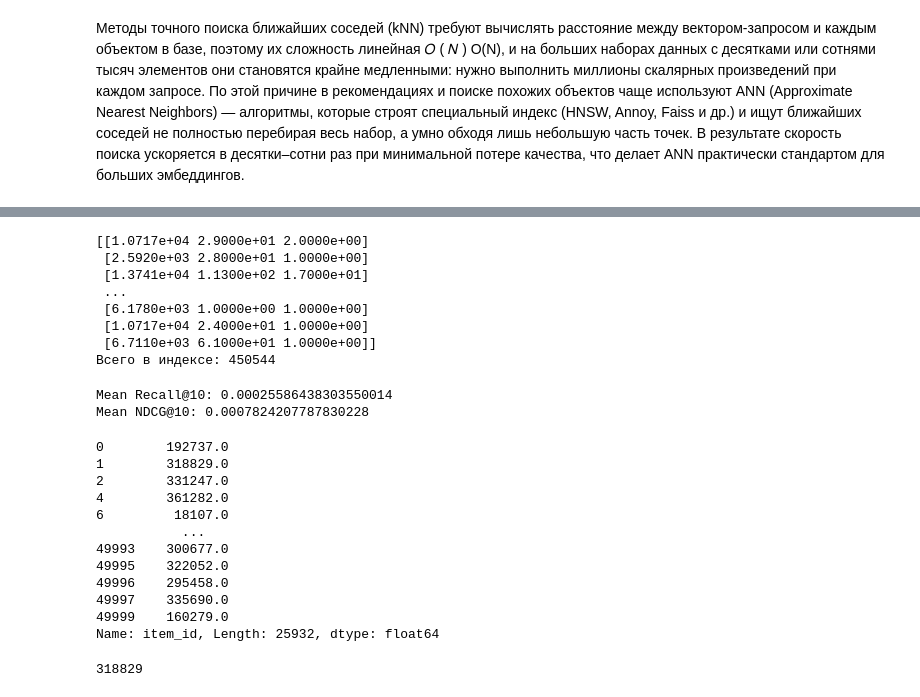
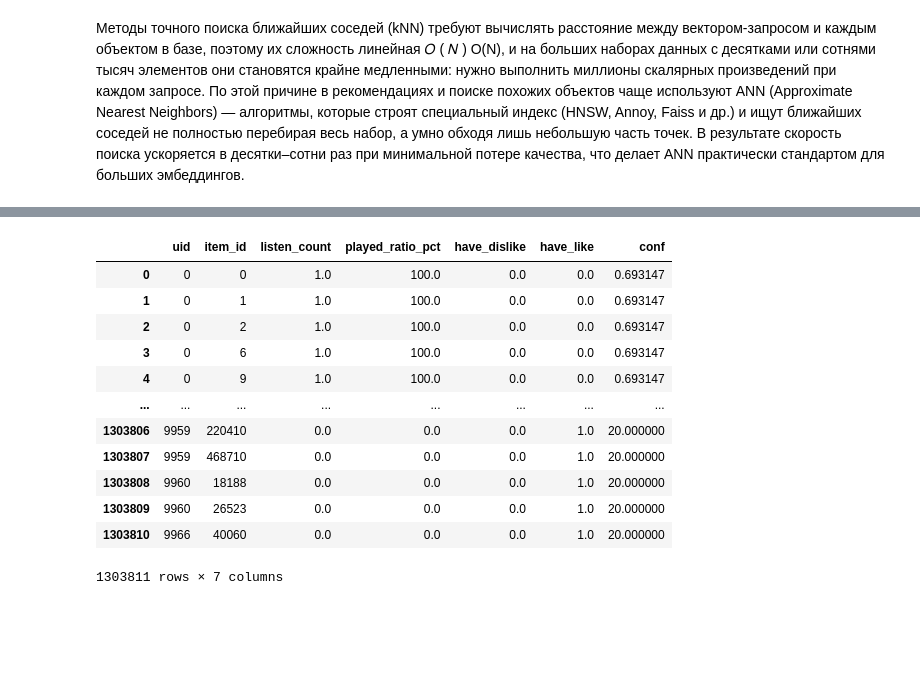
Before and after one commit to Nastasy822/music-recommendation-experiments, a Jupyter notebook: pipline.ipynb, the cells around one changed output, grey strips where cells are left out. Drawn from its saved outputs; the diff is of its cells as text; code cells hidden in the pictures; blank space fills up the shorter version.

Commit message:
chore: updates after trying apply embedding model

```diff
--- a/pipline.ipynb
+++ b/pipline.ipynb
@@ -53,5 +54,5 @@ data = pd.read_parquet("multi_event.parquet", engine="fastparquet")
 # %%
-data = data[data['timestamp'] > 295 * DAY_SECONDS]
+data = data[data['timestamp'] > 250 * DAY_SECONDS]
 
 LAST_TIMESTAMP = data["timestamp"].max()
 
@@ -424,20 +606,12 @@ class CBF_by_embeding:
         return self.similar_tracks(vec)
 # %%
-model = CBF_by_metadata()
-content_based_train = train_df_als[(train_df_als["have_dislike"]==0)][(train_df_als["listen_count"]>3) | (train_df_als["have_like"]==1)]
+# model = CBF_by_metadata()
+from cf_utils import merge_data_by_count
 
-model.fit(items_meta, content_based_train)
+train_df_als = train_df[train_df['timestamp'] > (train_df['timestamp'].max() - 10*DAY_SECONDS)]
+train_df_als = merge_data_by_count(train_df_als)
+
+# формула # Применим логорифмирование
+train_df_als["conf"] = (train_df_als["have_like"] * 20.0) + (train_df_als["have_dislike"] * -10) + np.log1p(train_df_als["listen_count"]*(train_df_als["played_ratio_pct"]/100))
+
+content_based_train = train_df_als[(train_df_als["have_dislike"]==0)][(train_df_als["listen_count"]>10) | (train_df_als["have_like"]==1)]
-# %% [output]
-[[1.0717e+04 2.9000e+01 2.0000e+00]
- [2.5920e+03 2.8000e+01 1.0000e+00]
- [1.3741e+04 1.1300e+02 1.7000e+01]
- ...
- [6.1780e+03 1.0000e+00 1.0000e+00]
- [1.0717e+04 2.4000e+01 1.0000e+00]
- [6.7110e+03 6.1000e+01 1.0000e+00]]
-Всего в индексе: 450544
-# %%
-evaluate_model(model, content_based_train, test_df)
-# %% [output]
-Mean Recall@10: 0.00025586438303550014
-Mean NDCG@10: 0.0007824207787830228
@@ -467,20 +618,17 @@ embed_df = embed_df.dropna()
-# %%
-embed_df["item_id"]
-# %% [output]
-0        192737.0
-1        318829.0
-2        331247.0
-4        361282.0
-6         18107.0
-           ...
-49993    300677.0
-49995    322052.0
-49996    295458.0
-49997    335690.0
-49999    160279.0
-Name: item_id, Length: 25932, dtype: float64
-# %%
-map_bad['318829']
-# %% [output]
-318829
+# %%
+train_df_als
+# %% [output]
+|  | uid | item_id | listen_count | played_ratio_pct | have_dislike | have_like | conf |
+| 0 | 0 | 0 | 1.0 | 100.0 | 0.0 | 0.0 | 0.693147 |
+| 1 | 0 | 1 | 1.0 | 100.0 | 0.0 | 0.0 | 0.693147 |
+| 2 | 0 | 2 | 1.0 | 100.0 | 0.0 | 0.0 | 0.693147 |
+| 3 | 0 | 6 | 1.0 | 100.0 | 0.0 | 0.0 | 0.693147 |
+| 4 | 0 | 9 | 1.0 | 100.0 | 0.0 | 0.0 | 0.693147 |
+| ... | ... | ... | ... | ... | ... | ... | ... |
+| 1303806 | 9959 | 220410 | 0.0 | 0.0 | 0.0 | 1.0 | 20.000000 |
+| 1303807 | 9959 | 468710 | 0.0 | 0.0 | 0.0 | 1.0 | 20.000000 |
+| 1303808 | 9960 | 18188 | 0.0 | 0.0 | 0.0 | 1.0 | 20.000000 |
+| 1303809 | 9960 | 26523 | 0.0 | 0.0 | 0.0 | 1.0 | 20.000000 |
+| 1303810 | 9966 | 40060 | 0.0 | 0.0 | 0.0 | 1.0 | 20.000000 |
+1303811 rows × 7 columns
 # %%
```
Also changed, not shown: parts of 31 cells of this notebook, 5 other files.
